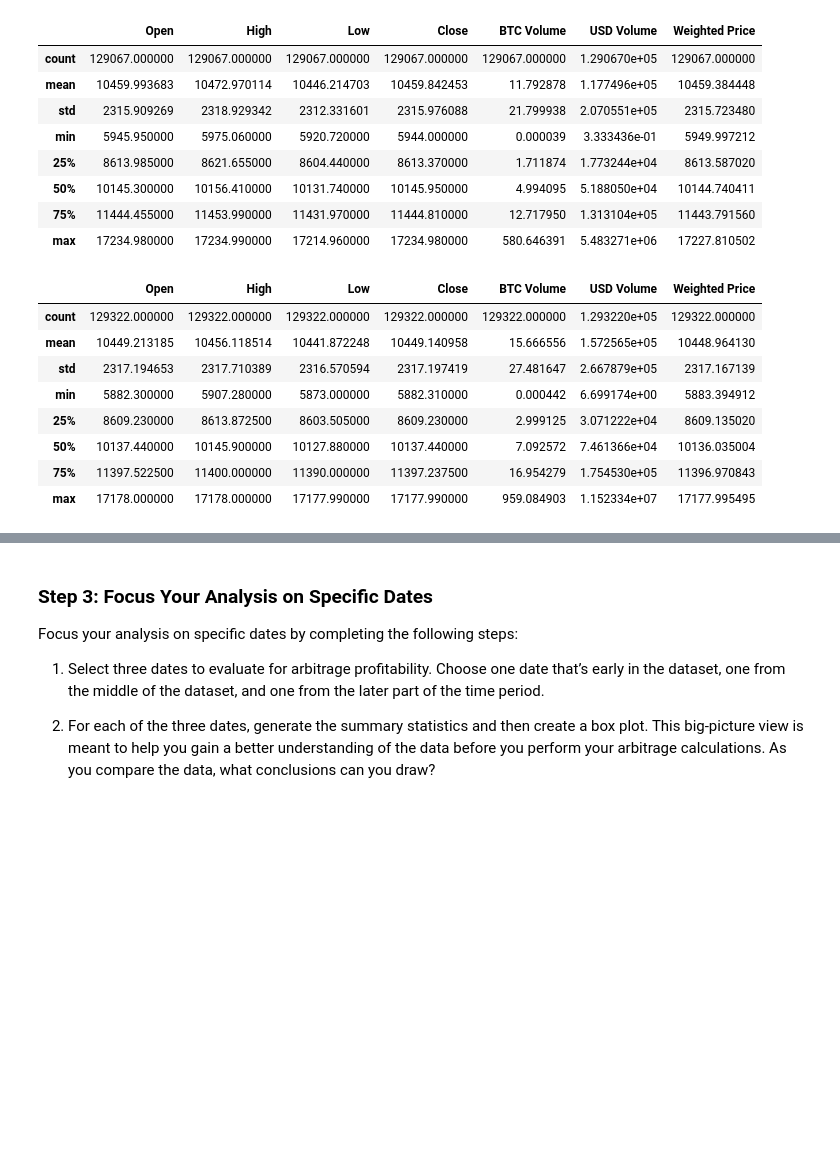
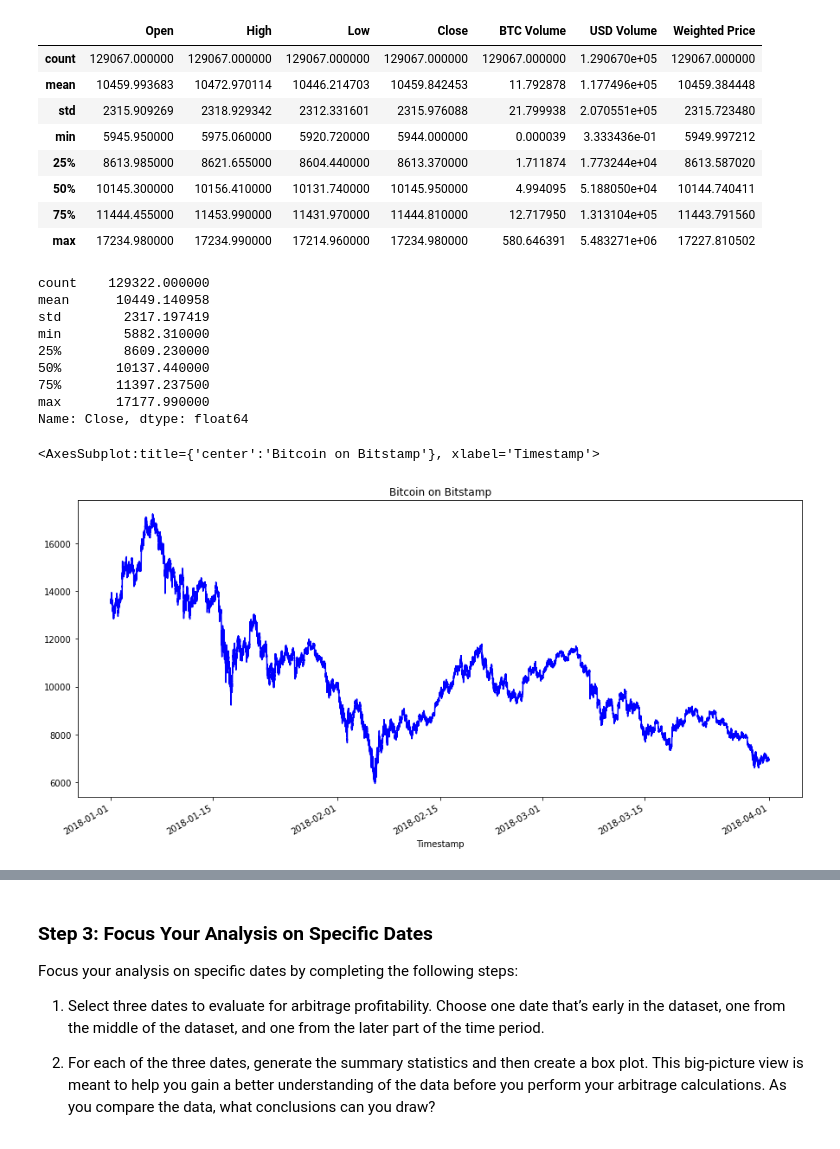
Before and after one commit to daybydata/crypto_arbitrage_script, a Jupyter notebook: crypto_arbitrage.ipynb, the cells around one changed output, grey strips where cells are left out. Drawn from its saved outputs; the diff is of its cells as text; code cells hidden in the pictures; blank space fills up the shorter version.

Commit message:
Added visual data analysis of spreads between bitcoin prices at Bitstamp and Coinbase.

```diff
--- a/crypto_arbitrage.ipynb
+++ b/crypto_arbitrage.ipynb
@@ -102,6 +102,6 @@ To prepare and clean your data for analysis, complete the following steps:
 # For the bitstamp DataFrame, replace or drop all NaNs or missing values in the DataFrame
 # Dropped missing data because there is a cost to research and executing transactions that should be avoided when data are imcomplete.
 bitstamp.isnull().sum()
-bitstamp = bitstamp.dropna()
+#bitstamp = bitstamp.dropna()
 bitstamp.isnull().sum()
 # %% [output]
@@ -266,21 +266,24 @@ bitstamp.describe()
 | max | 17234.980000 | 17234.990000 | 17214.960000 | 17234.980000 | 580.646391 | 5.483271e+06 | 17227.810502 |
 # %%
 # Generate the summary statistics for the coinbase DataFrame
-coinbase.describe()
+coinbase_sliced.describe()
 # %% [output]
-|  | Open | High | Low | Close | BTC Volume | USD Volume | Weighted Price |
-| count | 129322.000000 | 129322.000000 | 129322.000000 | 129322.000000 | 129322.000000 | 1.293220e+05 | 129322.000000 |
-| mean | 10449.213185 | 10456.118514 | 10441.872248 | 10449.140958 | 15.666556 | 1.572565e+05 | 10448.964130 |
-| std | 2317.194653 | 2317.710389 | 2316.570594 | 2317.197419 | 27.481647 | 2.667879e+05 | 2317.167139 |
-| min | 5882.300000 | 5907.280000 | 5873.000000 | 5882.310000 | 0.000442 | 6.699174e+00 | 5883.394912 |
-| 25% | 8609.230000 | 8613.872500 | 8603.505000 | 8609.230000 | 2.999125 | 3.071222e+04 | 8609.135020 |
-| 50% | 10137.440000 | 10145.900000 | 10127.880000 | 10137.440000 | 7.092572 | 7.461366e+04 | 10136.035004 |
-| 75% | 11397.522500 | 11400.000000 | 11390.000000 | 11397.237500 | 16.954279 | 1.754530e+05 | 11396.970843 |
-| max | 17178.000000 | 17178.000000 | 17177.990000 | 17177.990000 | 959.084903 | 1.152334e+07 | 17177.995495 |
+count    129322.000000
+mean      10449.140958
+std        2317.197419
+min        5882.310000
+25%        8609.230000
+50%       10137.440000
+75%       11397.237500
+max       17177.990000
+Name: Close, dtype: float64
 # %%
 # Create a line plot for the bitstamp DataFrame for the full length of time in the dataset
 # Be sure that the figure size, title, and color are tailored to each visualization
-# YOUR CODE HERE
+bitstamp_sliced.plot(figsize=(15, 7), title="Bitcoin on Bitstamp", color="blue")
+# %% [output]
+<AxesSubplot:title={'center':'Bitcoin on Bitstamp'}, xlabel='Timestamp'>
+[figure, added]
 # %%
 # Create a line plot for the coinbase DataFrame for the full length of time in the dataset
 # Be sure that the figure size, title, and color are tailored to each visualization
```
Also changed, not shown: parts of 22 cells of this notebook.
